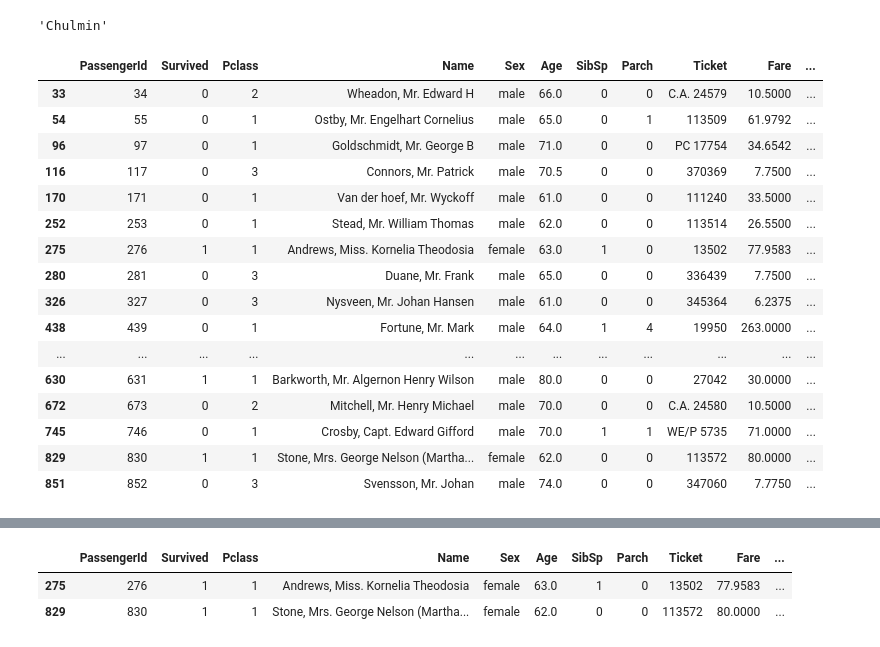
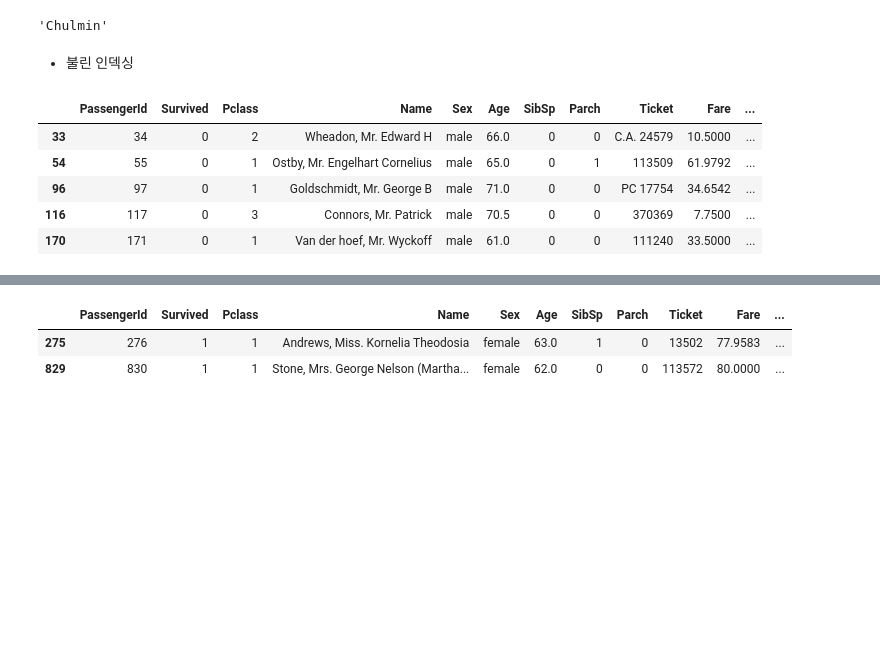
Before and after one commit to hyerim02/ML, a Jupyter notebook: CH1 머신러닝과 생태계 이해.ipynb, the cells around one changed output, grey strips where cells are left out. Saved outputs shown, nothing was run; the diff lists cells and outputs as text; code cells hidden in the pictures; blank space fills up the shorter version.

```diff
--- a/CH1 머신러닝과 생태계 이해.ipynb
+++ b/CH1 머신러닝과 생태계 이해.ipynb
@@ -492,2 +529,0 @@ titanic
-# %%
-titanic=pd.read_csv("titanic_train.csv")
@@ -617,24 +642,15 @@ ValueError: Location based indexing can only have [integer, integer slice (START
 data_df.loc['one','Name']
 # %% [output]
 'Chulmin'
+# %% [markdown]
+- 불린 인덱싱
 # %%
-titanic[titanic['Age']>60]
+titanic[titanic['Age']>60].head()
 # %% [output]
 |  | PassengerId | Survived | Pclass | Name | Sex | Age | SibSp | Parch | Ticket | Fare | ... |
 | 33 | 34 | 0 | 2 | Wheadon, Mr. Edward H | male | 66.0 | 0 | 0 | C.A. 24579 | 10.5000 | ... |
 | 54 | 55 | 0 | 1 | Ostby, Mr. Engelhart Cornelius | male | 65.0 | 0 | 1 | 113509 | 61.9792 | ... |
 | 96 | 97 | 0 | 1 | Goldschmidt, Mr. George B | male | 71.0 | 0 | 0 | PC 17754 | 34.6542 | ... |
 | 116 | 117 | 0 | 3 | Connors, Mr. Patrick | male | 70.5 | 0 | 0 | 370369 | 7.7500 | ... |
 | 170 | 171 | 0 | 1 | Van der hoef, Mr. Wyckoff | male | 61.0 | 0 | 0 | 111240 | 33.5000 | ... |
-| 252 | 253 | 0 | 1 | Stead, Mr. William Thomas | male | 62.0 | 0 | 0 | 113514 | 26.5500 | ... |
-| 275 | 276 | 1 | 1 | Andrews, Miss. Kornelia Theodosia | female | 63.0 | 1 | 0 | 13502 | 77.9583 | ... |
-| 280 | 281 | 0 | 3 | Duane, Mr. Frank | male | 65.0 | 0 | 0 | 336439 | 7.7500 | ... |
-| 326 | 327 | 0 | 3 | Nysveen, Mr. Johan Hansen | male | 61.0 | 0 | 0 | 345364 | 6.2375 | ... |
-| 438 | 439 | 0 | 1 | Fortune, Mr. Mark | male | 64.0 | 1 | 4 | 19950 | 263.0000 | ... |
-| ... | ... | ... | ... | ... | ... | ... | ... | ... | ... | ... | ... |
-| 630 | 631 | 1 | 1 | Barkworth, Mr. Algernon Henry Wilson | male | 80.0 | 0 | 0 | 27042 | 30.0000 | ... |
-| 672 | 673 | 0 | 2 | Mitchell, Mr. Henry Michael | male | 70.0 | 0 | 0 | C.A. 24580 | 10.5000 | ... |
-| 745 | 746 | 0 | 1 | Crosby, Capt. Edward Gifford | male | 70.0 | 1 | 1 | WE/P 5735 | 71.0000 | ... |
-| 829 | 830 | 1 | 1 | Stone, Mrs. George Nelson (Martha... | female | 62.0 | 0 | 0 | 113572 | 80.0000 | ... |
-| 851 | 852 | 0 | 3 | Svensson, Mr. Johan | male | 74.0 | 0 | 0 | 347060 | 7.7750 | ... |
 # %%
```
Also changed, not shown: parts of 77 cells of this notebook.
